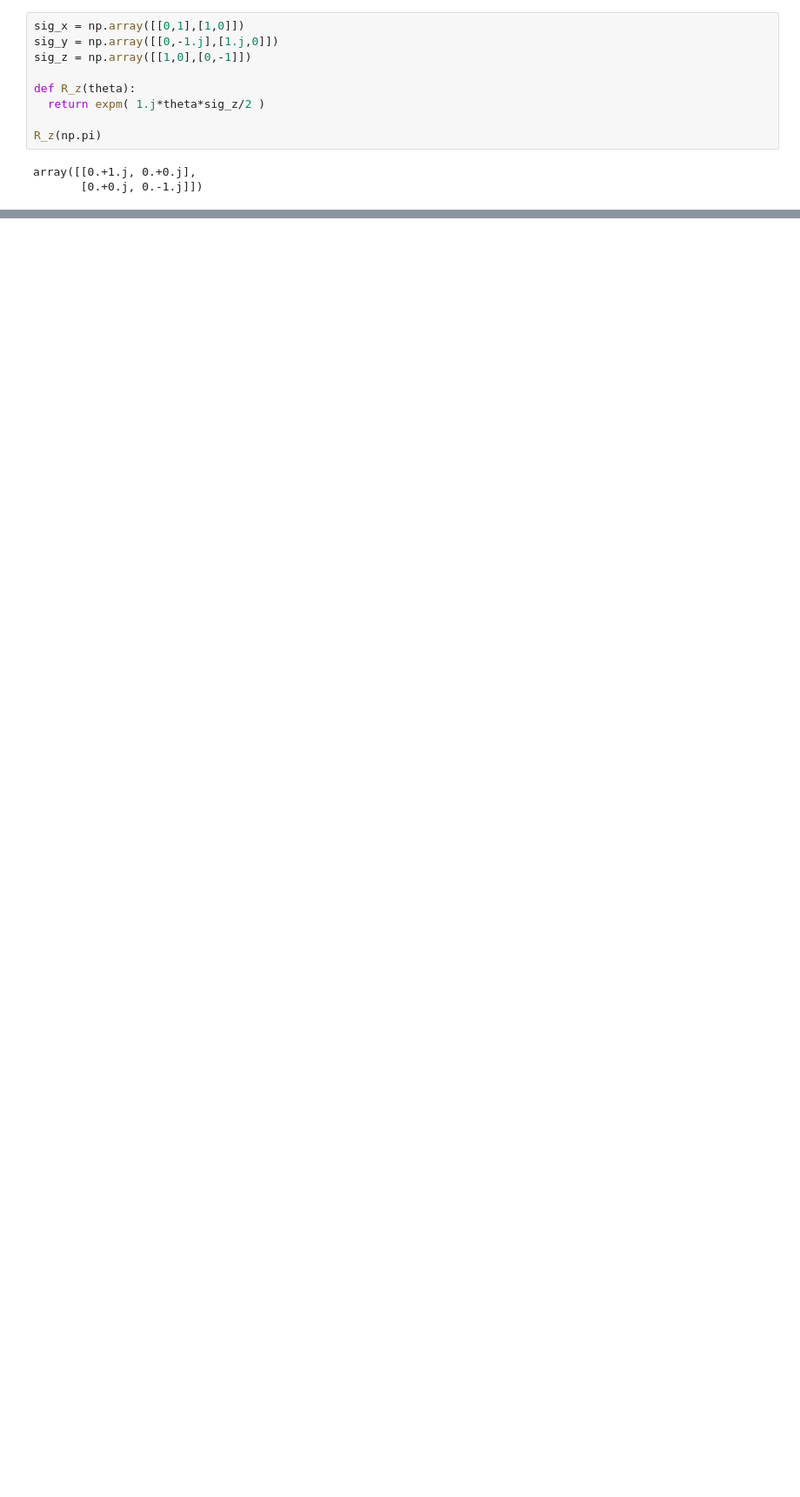
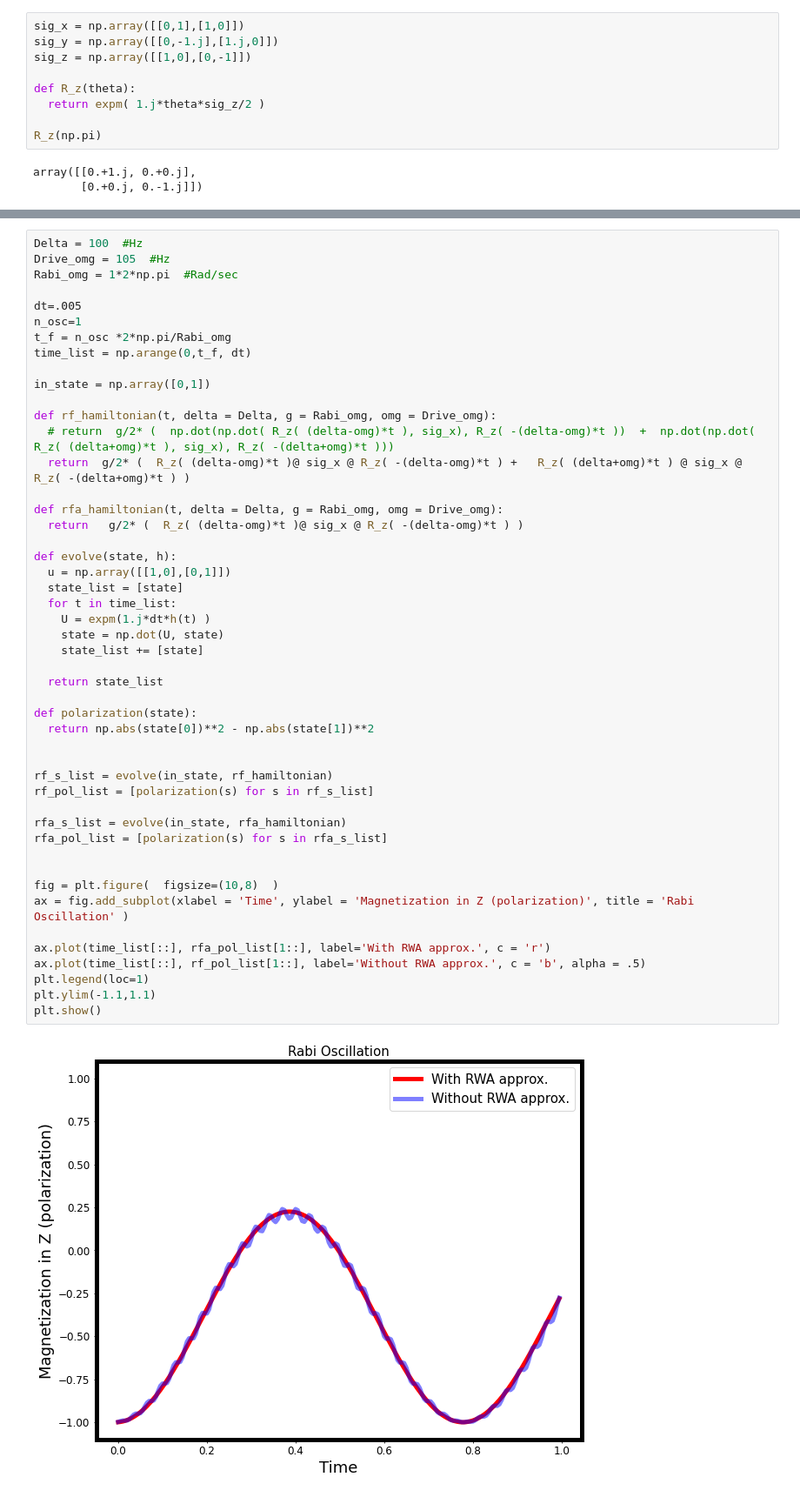
Before and after one commit to sraeisi/QuantumOptics, a Jupyter notebook: Rabi_Oscillation&RWA.ipynb, the cells around one changed output, grey strips where cells are left out. Shown at 87% size. Saved outputs shown, nothing was run; the diff lists cells and outputs as text; blank space fills up the shorter version.

```diff
--- a/Rabi_Oscillation&RWA.ipynb
+++ b/Rabi_Oscillation&RWA.ipynb
@@ -87,0 +91,50 @@ plt.show()
+# %%
+Delta = 100  #Hz
+Drive_omg = 105  #Hz
+Rabi_omg = 1*2*np.pi  #Rad/sec
+
+dt=.005
+n_osc=1
+t_f = n_osc *2*np.pi/Rabi_omg
+time_list = np.arange(0,t_f, dt)
+
+in_state = np.array([0,1])
+
+def rf_hamiltonian(t, delta = Delta, g = Rabi_omg, omg = Drive_omg):
+  # return  g/2* (  np.dot(np.dot( R_z( (delta-omg)*t ), sig_x), R_z( -(delta-omg)*t ))  +  np.dot(np.dot( R_z( (delta+omg)*t ), sig_x), R_z( -(delta+omg)*t )))
+  return  g/2* (  R_z( (delta-omg)*t )@ sig_x @ R_z( -(delta-omg)*t ) +   R_z( (delta+omg)*t ) @ sig_x @ R_z( -(delta+omg)*t ) )
+
+def rfa_hamiltonian(t, delta = Delta, g = Rabi_omg, omg = Drive_omg):
+  return   g/2* (  R_z( (delta-omg)*t )@ sig_x @ R_z( -(delta-omg)*t ) )
+
+def evolve(state, h):
+  u = np.array([[1,0],[0,1]])
+  state_list = [state]
+  for t in time_list:
+    U = expm(1.j*dt*h(t) )
+    state = np.dot(U, state)
+    state_list += [state]
+
+  return state_list
+
+def polarization(state):
+  return np.abs(state[0])**2 - np.abs(state[1])**2
+
+
+rf_s_list = evolve(in_state, rf_hamiltonian)
+rf_pol_list = [polarization(s) for s in rf_s_list]
+
+rfa_s_list = evolve(in_state, rfa_hamiltonian)
+rfa_pol_list = [polarization(s) for s in rfa_s_list]
+
+
+fig = plt.figure(  figsize=(10,8)  )
+ax = fig.add_subplot(xlabel = 'Time', ylabel = 'Magnetization in Z (polarization)', title = 'Rabi Oscillation' )
+
+ax.plot(time_list[::], rfa_pol_list[1::], label='With RWA approx.', c = 'r')
+ax.plot(time_list[::], rf_pol_list[1::], label='Without RWA approx.', c = 'b', alpha = .5)
+plt.legend(loc=1)
+plt.ylim(-1.1,1.1)
+plt.show()
+# %% [output]
+[figure, added]
```
Also changed, not shown: parts of 1 cell of this notebook.
